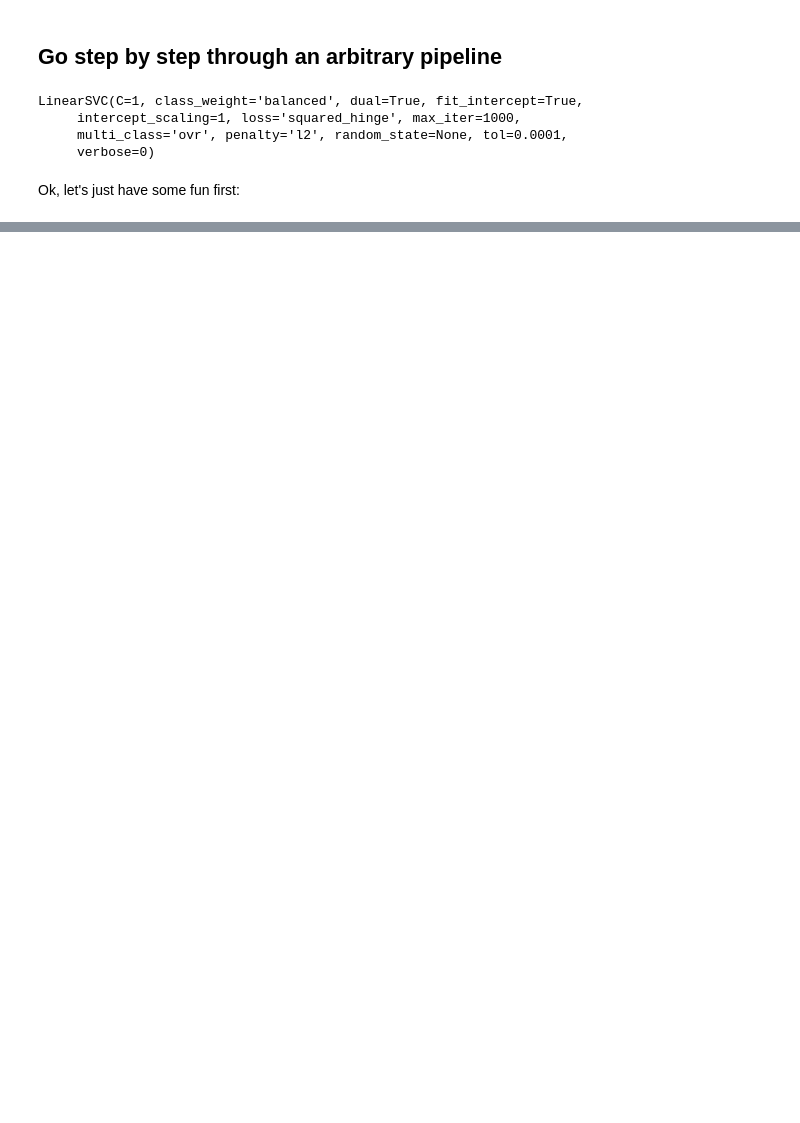
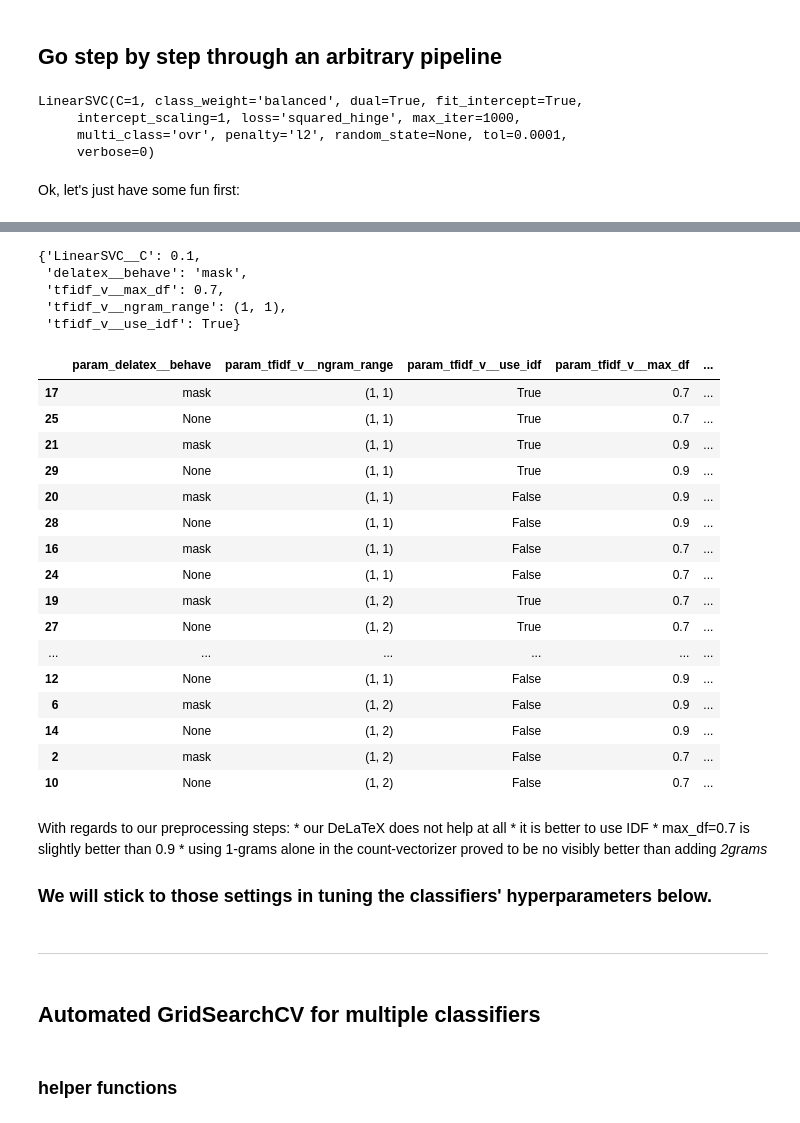
Before and after one commit to olszewskip/ArXiv_Classifier, a Jupyter notebook: arXiv_shallow_clf.ipynb, the cells around one changed output, grey strips where cells are left out. Drawn from its saved outputs; the diff is of its cells as text; code cells hidden in the pictures; blank space fills up the shorter version.

Commit message:
Add passive GridSCV

```diff
--- a/arXiv_shallow_clf.ipynb
+++ b/arXiv_shallow_clf.ipynb
@@ -246,0 +259,14 @@ weighted avg       0.94      0.93      0.93    209138
+# %%
+pipe = []
+pipe.append(( 'delatex', DeLaTeX(behave='mask') ))
+pipe.append(( 'tfidf_v', TfidfVectorizer(use_idf=False, strip_accents='unicode', min_df = 2, max_df = 0.8)  ))
+pipe.append(( 'LinearSVC', LinearSVC(C=1, penalty='l2', class_weight='balanced')  ))
+# %%
+params = {
+    'delatex__behave': ['mask', None],
+    'tfidf_v__ngram_range': [(1, 1),(1,2)],
+    'tfidf_v__use_idf': [False, True],
+    'tfidf_v__max_df': [0.7, 0.9],
+}
+params['LinearSVC' + '__' + 'C'] = [0.1, 1]
+params
@@ -246,0 +279,8 @@ weighted avg       0.94      0.93      0.93    209138
+# %%
+# LONG WAIT
+
+# there's some bug with njobs different than 1 because of the delatex in the pipe
+
+scoring = 'f1_macro'
+grid_s = GridSearchCV(Pipeline(pipe), params, cv=5, scoring=scoring, iid=False, return_train_score=True, n_jobs=1, refit=False)
+grid_s.fit(text_train, y_train)
@@ -247,3 +300,48 @@ weighted avg       0.94      0.93      0.93    209138
+# %%
+grid_s.best_params_
+# %% [output]
+{'LinearSVC__C': 0.1,
+ 'delatex__behave': 'mask',
+ 'tfidf_v__max_df': 0.7,
+ 'tfidf_v__ngram_range': (1, 1),
+ 'tfidf_v__use_idf': True}
+# %%
+results = pd.DataFrame(grid_s.cv_results_)
+cols = ['param_' + param for param in params.keys()] + ['mean_test_score']
+
+results[cols].sort_values(by=['param_LinearSVC__C','mean_test_score'], ascending=False)
+# %% [output]
+|  | param_delatex__behave | param_tfidf_v__ngram_range | param_tfidf_v__use_idf | param_tfidf_v__max_df | ... |
+| 17 | mask | (1, 1) | True | 0.7 | ... |
+| 25 | None | (1, 1) | True | 0.7 | ... |
+| 21 | mask | (1, 1) | True | 0.9 | ... |
+| 29 | None | (1, 1) | True | 0.9 | ... |
+| 20 | mask | (1, 1) | False | 0.9 | ... |
+| 28 | None | (1, 1) | False | 0.9 | ... |
+| 16 | mask | (1, 1) | False | 0.7 | ... |
+| 24 | None | (1, 1) | False | 0.7 | ... |
+| 19 | mask | (1, 2) | True | 0.7 | ... |
+| 27 | None | (1, 2) | True | 0.7 | ... |
+| ... | ... | ... | ... | ... | ... |
+| 12 | None | (1, 1) | False | 0.9 | ... |
+| 6 | mask | (1, 2) | False | 0.9 | ... |
+| 14 | None | (1, 2) | False | 0.9 | ... |
+| 2 | mask | (1, 2) | False | 0.7 | ... |
+| 10 | None | (1, 2) | False | 0.7 | ... |
+# %% [markdown]
+With regards to our preprocessing steps:
+    * our DeLaTeX does not help at all
+    * it is better to use IDF
+    * max_df=0.7 is slightly better than 0.9
+    * using 1-grams alone in the count-vectorizer proved to be no visibly better than adding *2grams*
+
+### We will stick to those settings in tuning the classifiers' hyperparameters below.
+# %% [markdown]
+---
+# %% [markdown]
+## Automated GridSearchCV for multiple classifiers
+# %% [markdown]
+### helper functions
 # %%
 def build_clf(name, model):
     pipe = []
```
Also changed, not shown: parts of 51 cells of this notebook.
